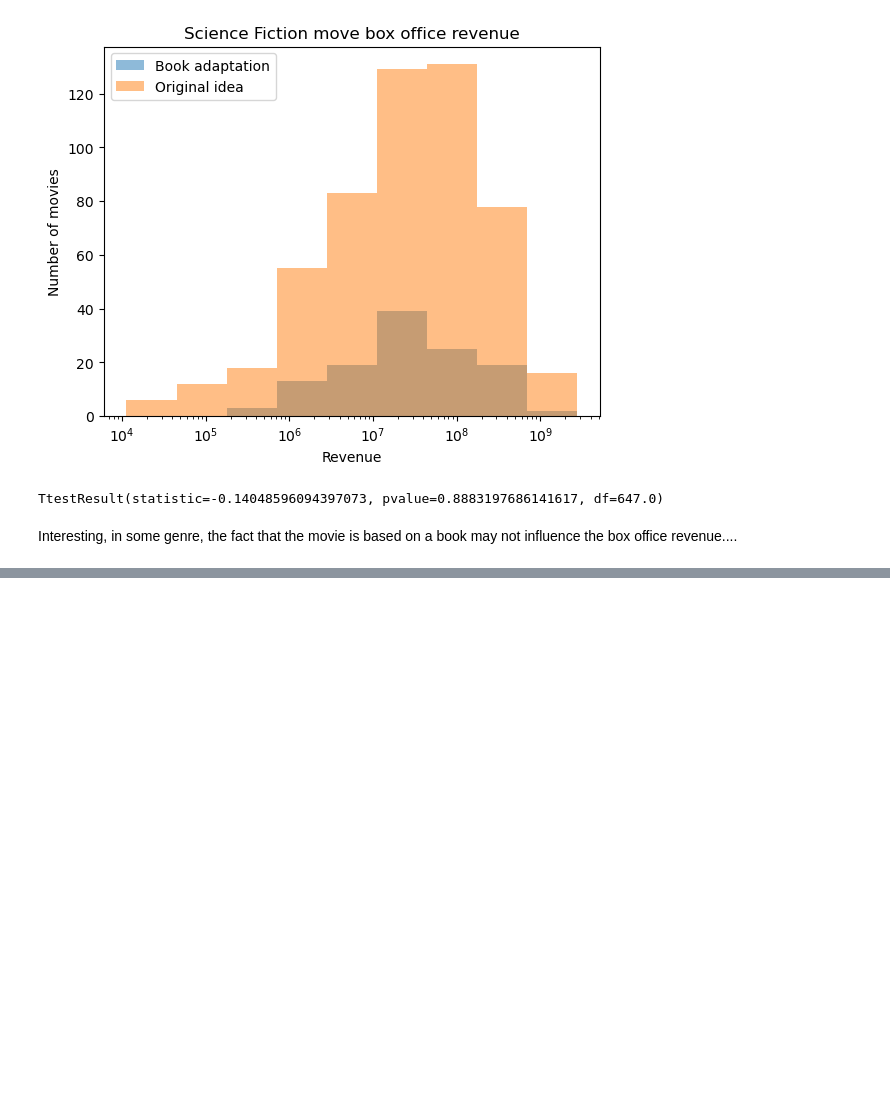
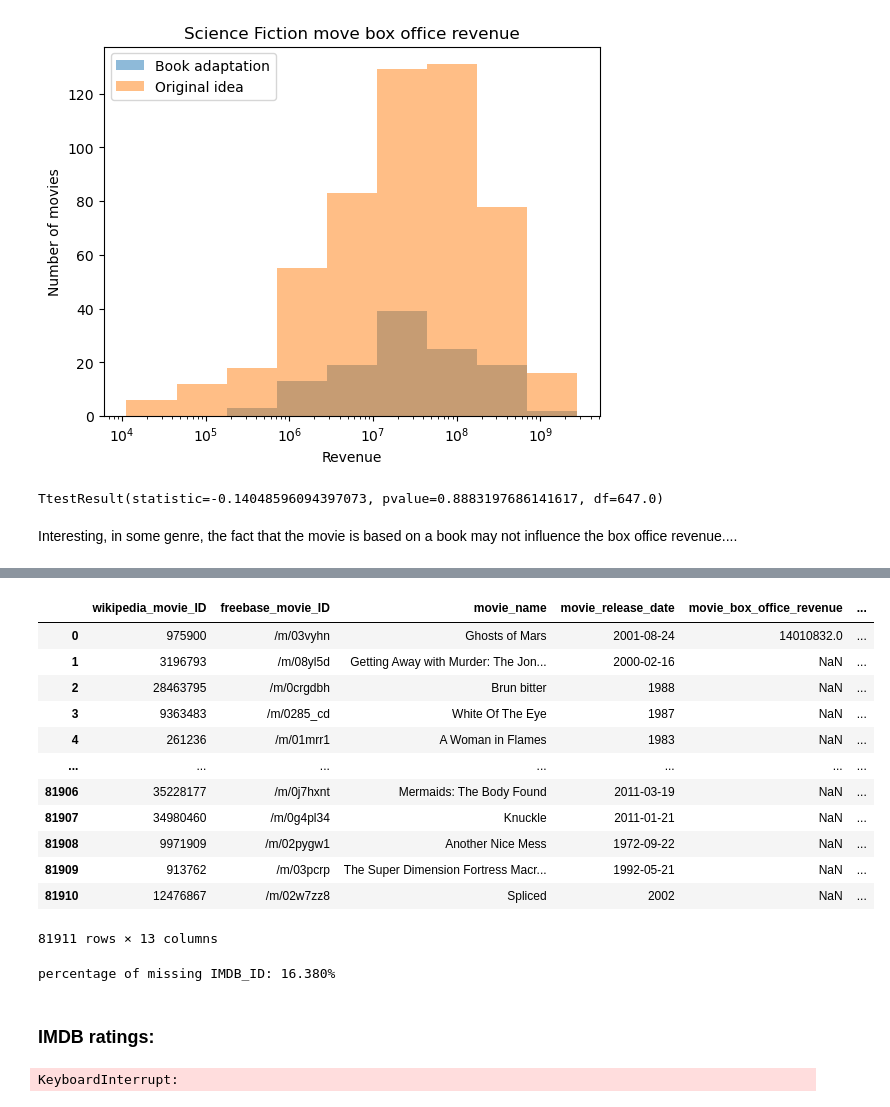
Before and after one commit to epfl-ada/ada-2023-project-team0110, a Jupyter notebook: first_analysis.ipynb, the cells around one changed output, grey strips where cells are left out. Drawn from its saved outputs; the diff is of its cells as text; code cells hidden in the pictures; blank space fills up the shorter version.

Commit message:
Tried to get ratings

```diff
--- a/first_analysis.ipynb
+++ b/first_analysis.ipynb
@@ -128,0 +138,4 @@ Interesting, in some genre, the fact that the movie is based on a book may not i
+# %%
+#Get wikipedia id
+mapper = WikiMapper("data/index_enwiki-latest.db")
+movie_merged_df=movie_merged_df.assign(wikidata_id = lambda x: x.wikipedia_movie_ID.apply(lambda y: mapper.wikipedia_id_to_id(y)))
@@ -128,0 +164,24 @@ Interesting, in some genre, the fact that the movie is based on a book may not i
+# %%
+IMDB_df=pd.read_csv('data/raw_wiki/IMDB_ID.csv').assign(wikidata_id = lambda x: x.movie.str.split('/').str[-1]).drop('movie', axis=1).assign(IMDB_ID = lambda x: x['IMDB_ID'].str[2:])
+movie_merged_df=movie_merged_df.merge(IMDB_df, how='left',on='wikidata_id')
+display(movie_merged_df)
+# %% [output]
+|  | wikipedia_movie_ID | freebase_movie_ID | movie_name | movie_release_date | movie_box_office_revenue | ... |
+| 0 | 975900 | /m/03vyhn | Ghosts of Mars | 2001-08-24 | 14010832.0 | ... |
+| 1 | 3196793 | /m/08yl5d | Getting Away with Murder: The Jon... | 2000-02-16 | NaN | ... |
+| 2 | 28463795 | /m/0crgdbh | Brun bitter | 1988 | NaN | ... |
+| 3 | 9363483 | /m/0285_cd | White Of The Eye | 1987 | NaN | ... |
+| 4 | 261236 | /m/01mrr1 | A Woman in Flames | 1983 | NaN | ... |
+| ... | ... | ... | ... | ... | ... | ... |
+| 81906 | 35228177 | /m/0j7hxnt | Mermaids: The Body Found | 2011-03-19 | NaN | ... |
+| 81907 | 34980460 | /m/0g4pl34 | Knuckle | 2011-01-21 | NaN | ... |
+| 81908 | 9971909 | /m/02pygw1 | Another Nice Mess | 1972-09-22 | NaN | ... |
+| 81909 | 913762 | /m/03pcrp | The Super Dimension Fortress Macr... | 1992-05-21 | NaN | ... |
+| 81910 | 12476867 | /m/02w7zz8 | Spliced | 2002 | NaN | ... |
+81911 rows × 13 columns
+# %%
+print("percentage of missing IMDB_ID: %.3f%%" %((1-movie_merged_df['IMDB_ID'].notnull().sum()/len(movie_merged_df['IMDB_ID']))*100))
+# %% [output]
+percentage of missing IMDB_ID: 16.380%
+# %% [markdown]
+### IMDB ratings:
@@ -128,0 +203,32 @@ Interesting, in some genre, the fact that the movie is based on a book may not i
+# %%
+# Since keeps crashing at some point, open the file, check last value written, and begin with next one
+try_again=pd.read_csv('data/IMDB_ratings.csv').index[-1]+1
+
+#Iterative method
+
+with open('data/IMDB_ratings.csv', 'a') as f_object:
+    writer_object = csv.writer(f_object)
+    for j in range(try_again,len(movie_merged_df['IMDB_ID'])):
+        if isinstance(movie_merged_df.iloc[j]['IMDB_ID'],str)==True:
+            writer_object.writerow([movie_merged_df.iloc[j]['wikipedia_movie_ID'],ia.get_movie(movie_merged_df.iloc[j]['IMDB_ID']).data.get('rating')])
+        else:
+            writer_object.writerow([movie_merged_df.iloc[j]['wikipedia_movie_ID'],np.nan])
+    f_object.close()
+
+# Different method
+
+# with open('data/IMDB_ratings.csv', 'a') as f_object:
+#     #for j in range(0,5):
+#     #j=0
+#     # Pass this file object to csv.writer()
+#     # and get a writer object
+#     writer_object = csv.writer(f_object)
+#     #writer_object.writerow(['wikipedia_movie_id','IMDB_rating'])
+#     #writer_object.writerow([ia.get_movie(movie_merged_df['IMDB_ID'][j]).data.get('rating')])
+#     # Pass the list as an argument into
+#     # the writerow()
+#     movie_merged_df.iloc[try_again,len(movie_merged_df['IMDB_ID']-1].apply(lambda x: writer_object.writerow([x['wikipedia_movie_ID'],get_rating(x['IMDB_ID'])]) if isinstance(x['IMDB_ID'],str)==True else  writer_object.writerow([x['wikipedia_movie_ID'],np.nan]),axis=1)
+#     # Close the file object
+#     f_object.close()
+# %% [output]
+KeyboardInterrupt:
```
Also changed, not shown: parts of 8 cells of this notebook, 2 other files.
